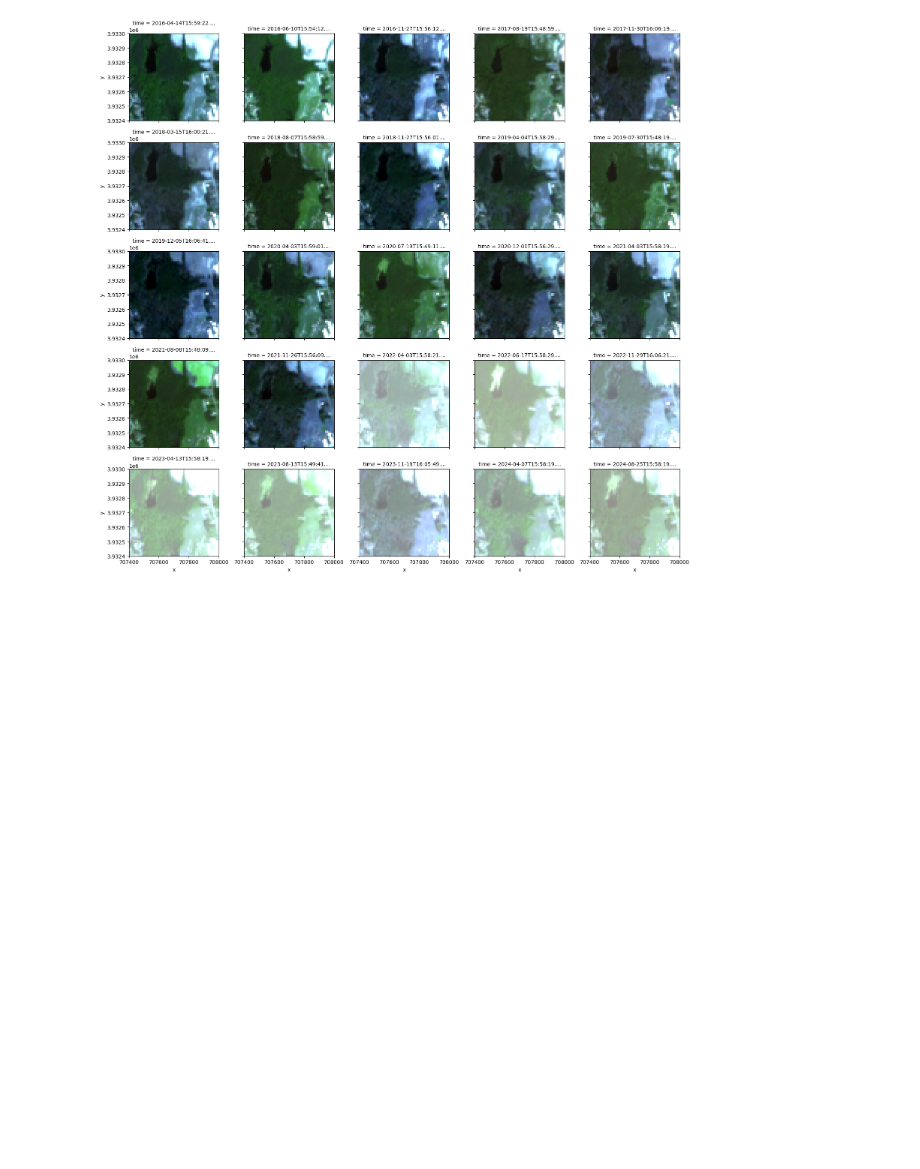
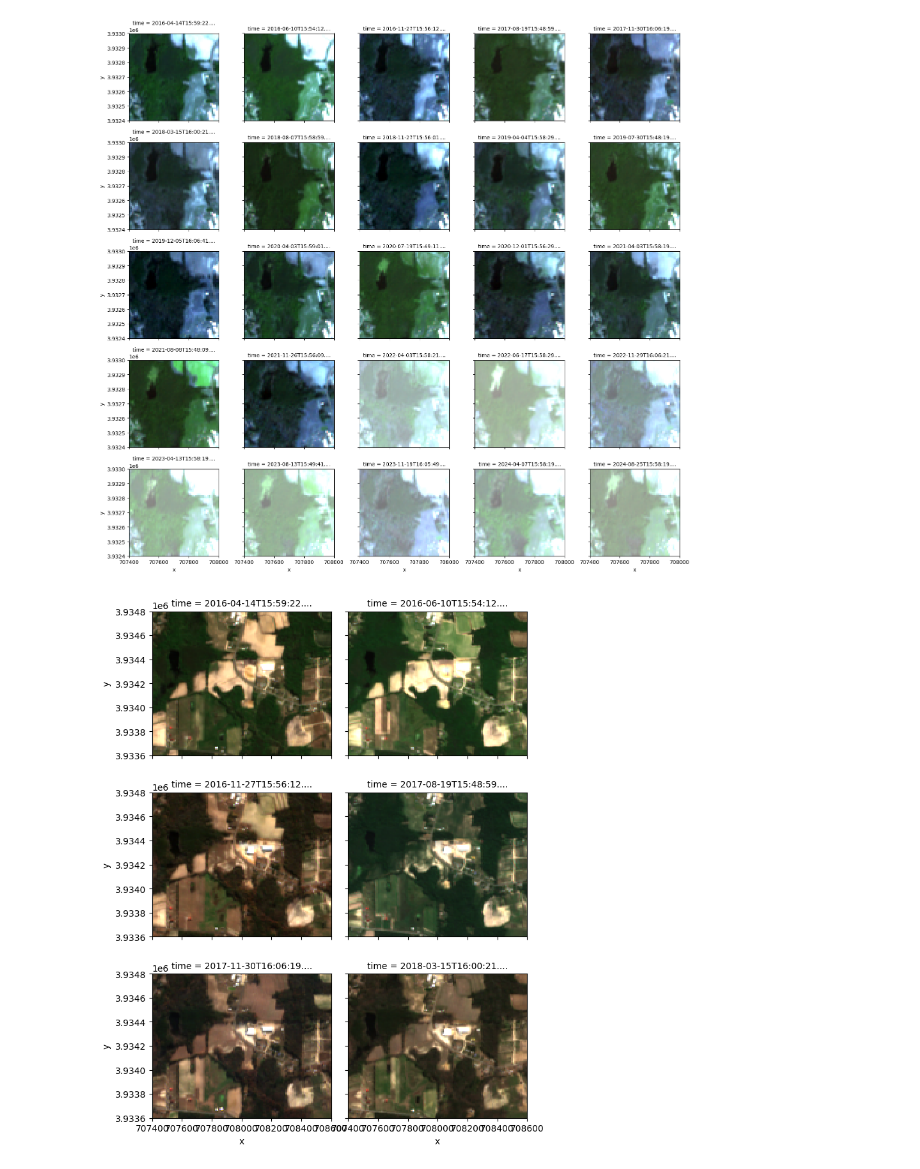
Before and after one commit to benton-tripp/urban-clay, a Jupyter notebook: notebooks/data-setup.ipynb, the cells around one changed output. Saved outputs shown, nothing was run; the diff lists cells and outputs as text; code cells hidden in the pictures; blank space fills up the shorter version.

Commit message:
finished adding all satellite images

```diff
--- a/notebooks/data-setup.ipynb
+++ b/notebooks/data-setup.ipynb
@@ -1044,13 +1044,16 @@ stack.sel(band=["B02", "B03", "B04"]).plot.imshow(
 <xarray.plot.facetgrid.FacetGrid at 0x...>
 [figure]
 # %%
-def get_mosaics_by_indices(indices, gdf, bands):
+def get_key_slice(d, start, end):
+    return list(d.keys())[start:end]
+
+def get_mosaics_by_indices(indices, gdf, bands, date_slice_start, date_slice_end):
 
     # Collect all data files for the specified indices
     data_files = []
     for idx in indices:
         tile_data_files = gdf.at[idx, 'date_files_mapping']
-        for query_date in tile_data_files.keys():
+        for query_date in get_key_slice(tile_data_files, date_slice_start, date_slice_end):
             data_file = tile_data_files[query_date][0]
             with rioxarray.open_rasterio(data_file) as ds:
                 date_str = ds.time
@@ -1106,35 +1109,37 @@ def get_mosaics_by_indices(indices, gdf, bands):
                 'transform': transform,
                 'crs': out_meta['crs']
             }
         )
 
         # Add time coordinate
         mosaic_da = mosaic_da.expand_dims({'time': [date]})
 
         mosaics.append(mosaic_da)
 
         # Close datasets to free resources
         for src in rasterio_datasets:
             src.close()
 
     # Stack the mosaics over time
     stacked_mosaics = xr.concat(mosaics, dim='time')
 
     return stacked_mosaics
 
 
 # Define your parameters
 indices = [0, 1, 2, 3]  # List of tile indices
 bands = ['B02', 'B03', 'B04', 'B08']
 
 # Call the function
-stacked_mosaics = get_mosaics_by_indices(indices, updated_tiles_gdf, bands)
+stacked_mosaics = get_mosaics_by_indices(indices, updated_tiles_gdf, bands, 0, 6)
 
 # Plot the mosaics (e.g., the RGB composite for the first time step)
 if stacked_mosaics is not None:
     stacked_mosaics.sel(band=['B04', 'B03', 'B02']).plot.imshow(
-        row='time', rgb='band', vmin=0, vmax=3000, col_wrap=5
+        row='time', rgb='band', vmin=0, vmax=3000, col_wrap=2
     )
+# %% [output]
+[figure, added]
 # %%
 # Paths to the urban data and satellite data directories
 urban_data_folder = "../data/urban_gdb"
```
Also changed, not shown: parts of 1 cell of this notebook.
